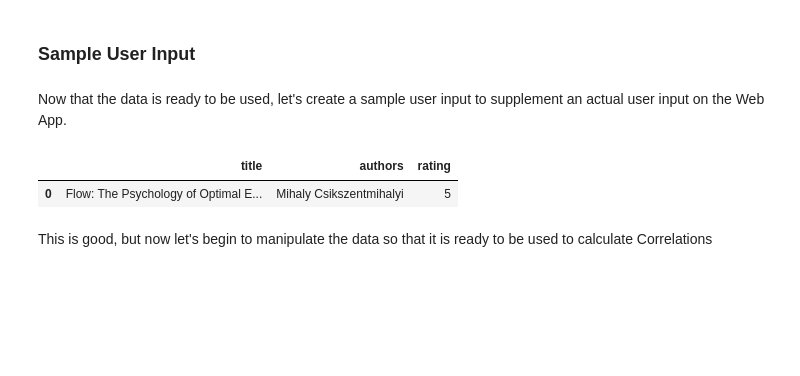
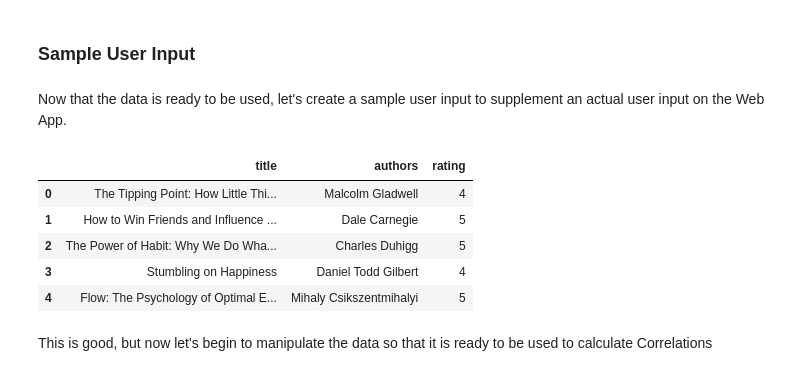
Before and after one commit to gcolson11/Capstone_Books, a Jupyter notebook: Pre-processing and Model.ipynb, the cells around one changed output. Cells and saved outputs as stored; diff of their text form; code cells hidden in the pictures; blank space fills up the shorter version.

```diff
--- a/Pre-processing and Model.ipynb
+++ b/Pre-processing and Model.ipynb
@@ -102,37 +101,32 @@ Now that the data is ready to be used, let's create a sample user input to suppl
 # %%
 # create sample dataframe with 5 book-rating pairs
 
 user_input = [
-    #1
-    #{'title': 'The Tipping Point: How Little Things Can Make a Big Difference', 'authors': 'Malcolm Gladwell', 'rating': 4},
-    #{'title': 'How to Win Friends and Influence People', 'authors': 'Dale Carnegie', 'rating': 5},
-    #{'title': 'The Power of Habit: Why We Do What We Do in Life and Business', 'authors': 'Charles Duhigg', 'rating': 5},
-    #{'title': 'Stumbling on Happiness', 'authors': 'Daniel Todd Gilbert', 'rating': 4},
+
+    {'title': 'The Tipping Point: How Little Things Can Make a Big Difference', 'authors': 'Malcolm Gladwell', 'rating': 4},
+    {'title': 'How to Win Friends and Influence People', 'authors': 'Dale Carnegie', 'rating': 5},
+    {'title': 'The Power of Habit: Why We Do What We Do in Life and Business', 'authors': 'Charles Duhigg', 'rating': 5},
+    {'title': 'Stumbling on Happiness', 'authors': 'Daniel Todd Gilbert', 'rating': 4},
     {'title': 'Flow: The Psychology of Optimal Experience', 'authors': 'Mihaly Csikszentmihalyi', 'rating': 5}
 
-    #2
-    #{'title': '1984', 'authors': 'George Orwell, Erich Fromm, Celâl Üster', 'rating': 5},
-    #{'title': 'The Catcher in the Rye', 'authors': 'J.D. Salinger', 'rating': 3},
+    #2 - an alternate testing user input
+    #{'title': '1984', 'authors': 'George Orwell, Erich Fromm, Celâl Üster', 'rating': 5}
+    #{'title': 'The Catcher in the Rye', 'authors': 'J.D. Salinger', 'rating': 5},
     #{'title': 'The Great Gatsby', 'authors': 'F. Scott Fitzgerald', 'rating': 4},
     #{'title': 'To Kill a Mockingbird', 'authors': 'Harper Lee', 'rating': 5},
-    #{'title': 'Pride and Prejudice', 'authors': 'Jane Austen', 'rating': 5}
+    #{'title': 'Of Mice and Men', 'authors': 'John Steinbeck', 'rating': 5}
 
-    #3
-    #{'title': 'The Catcher in the Rye', 'authors': 'J.D. Salinger', 'rating': 5},
-    #{'title': 'The Great Gatsby', 'authors': 'F. Scott Fitzgerald', 'rating': 4}
-
-    #{'title': 'The Tipping Point: How Little Things Can Make a Big Difference', 'authors': 'Malcolm Gladwell', 'rating': 4},
-    #{'title': 'How to Win Friends and Influence People', 'authors': 'Dale Carnegie', 'rating': 4},
-    #{'title': 'The Power of Habit: Why We Do What We Do in Life and Business', 'authors': 'Charles Duhigg', 'rating': 5},
-    #{'title': 'Sapiens: A Brief History of Humankind', 'authors': 'Yuval Noah Harari', 'rating': 4},
-    #{'title': 'Flow: The Psychology of Optimal Experience', 'authors': 'Mihaly Csikszentmihalyi', 'rating': 5}
 ]
 
 input_books = pd.DataFrame(user_input)
 input_books
 # %% [output]
 |  | title | authors | rating |
-| 0 | Flow: The Psychology of Optimal E... | Mihaly Csikszentmihalyi | 5 |
+| 0 | The Tipping Point: How Little Thi... | Malcolm Gladwell | 4 |
+| 1 | How to Win Friends and Influence ... | Dale Carnegie | 5 |
+| 2 | The Power of Habit: Why We Do Wha... | Charles Duhigg | 5 |
+| 3 | Stumbling on Happiness | Daniel Todd Gilbert | 4 |
+| 4 | Flow: The Psychology of Optimal E... | Mihaly Csikszentmihalyi | 5 |
 # %% [markdown]
 This is good, but now let's begin to manipulate the data so that it is ready to be used to calculate Correlations
 # %%
```
Also changed, not shown: parts of 27 cells of this notebook.
